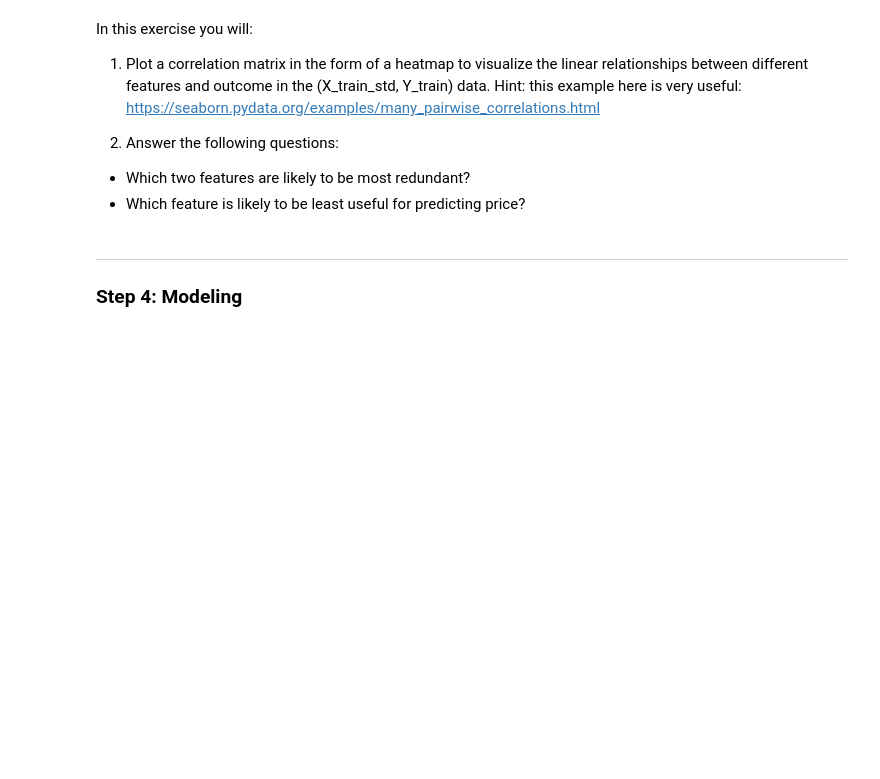
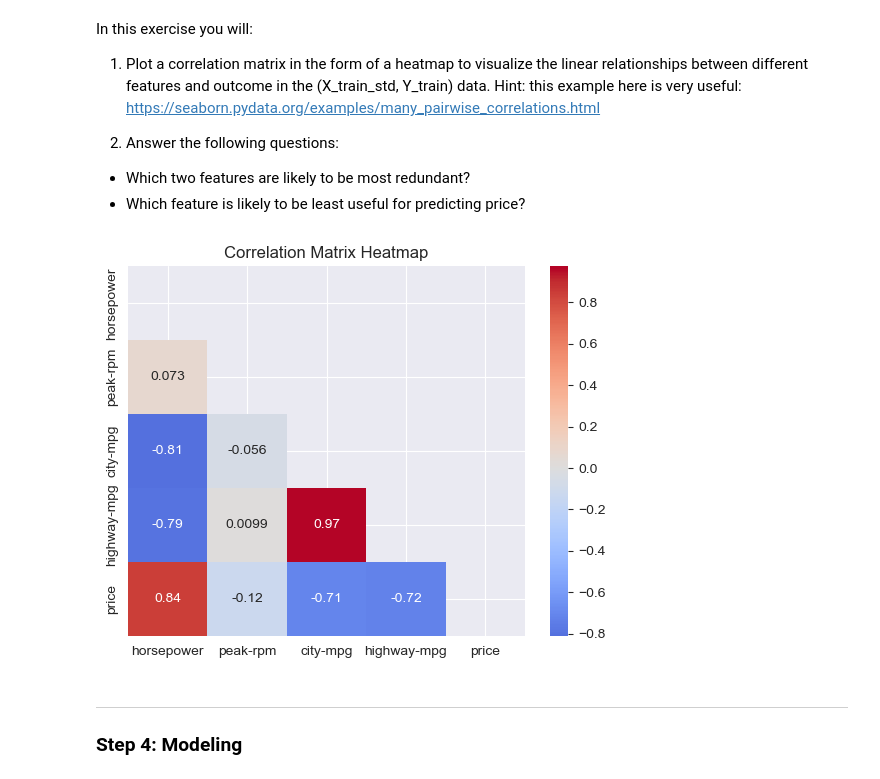
Before and after one commit to hmarquardtMIDS/207-ML, a Jupyter notebook: 03 Linear Regression with Tensorflow.ipynb, the cells around one changed output. Cells and saved outputs as stored; diff of their text form; code cells hidden in the pictures; blank space fills up the shorter version.

```diff
--- a/03 Linear Regression with Tensorflow.ipynb
+++ b/03 Linear Regression with Tensorflow.ipynb
@@ -263,0 +331,17 @@ In this exercise you will:
+# %%
+# YOUR CODE HERE
+# 1
+
+# Compute the correlation matrix
+corr_matrix = combined_train_std.corr()
+
+# Generate a mask to block the upper triangle for the upper triangle
+mask = np.triu(np.ones_like(corr_matrix, dtype=bool))
+
+# Draw the heatmap with the mask and correct aspect ratio
+sns.heatmap(corr_matrix, mask=mask, center=0, cmap='coolwarm', annot=True)
+
+plt.title('Correlation Matrix Heatmap')
+plt.show()
+# %% [output]
+[figure, added]
```
Also changed, not shown: parts of 30 cells of this notebook.
